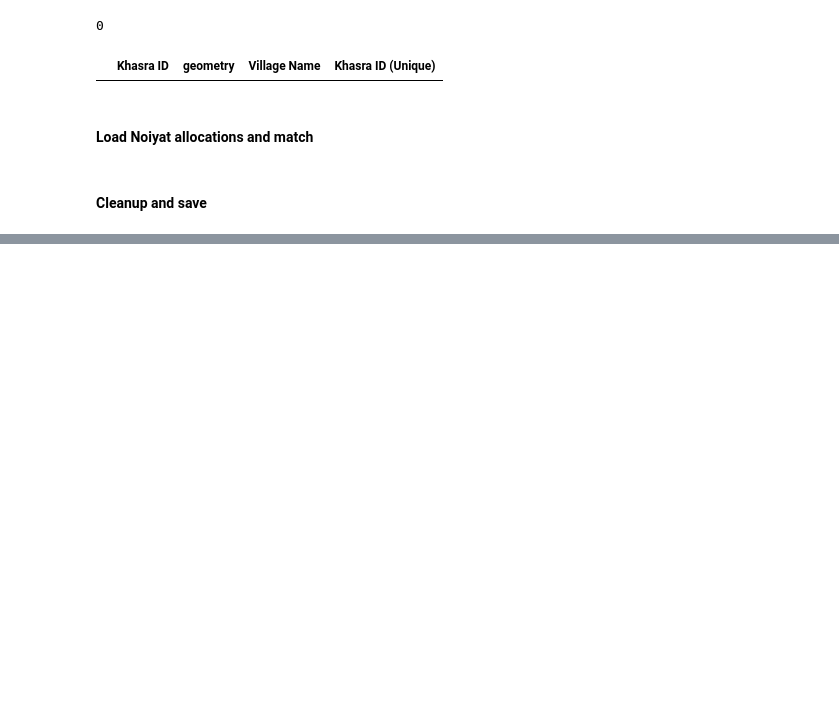
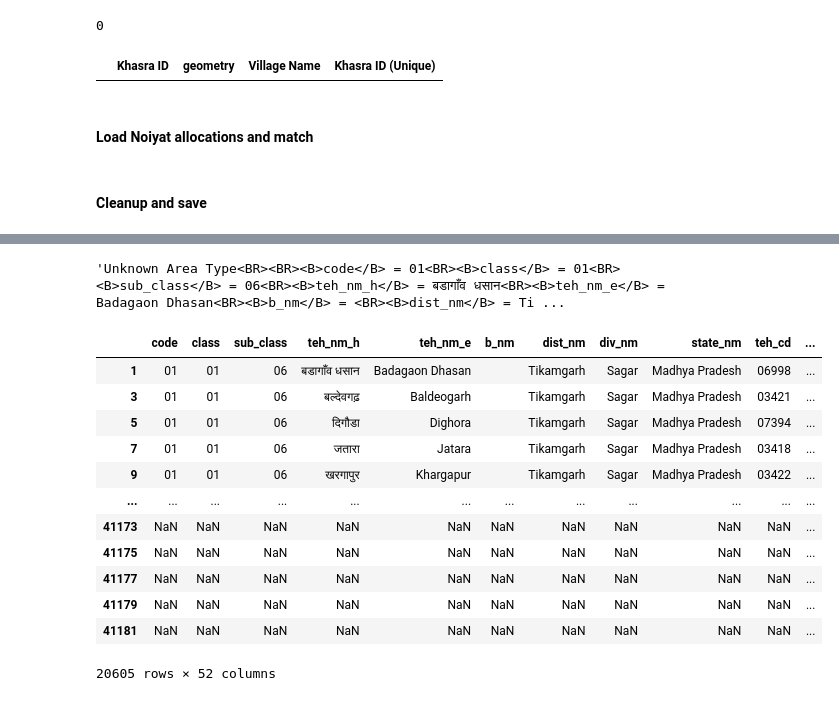
Before and after one commit to IDinsight/idinsight-solar-parks, a Jupyter notebook: notebooks/solar_parks_01_preprocessing.ipynb, the cells around one changed output, grey strips where cells are left out. Cells and saved outputs as stored; diff of their text form; code cells hidden in the pictures; blank space fills up the shorter version.

```diff
--- a/notebooks/solar_parks_01_preprocessing.ipynb
+++ b/notebooks/solar_parks_01_preprocessing.ipynb
@@ -2012,0 +2051,22 @@ save_shapefiles(
+# %%
+tikamgarah_gdf["Description"].iloc[0]
+# %% [output]
+'Unknown Area Type<BR><BR><B>code</B> = 01<BR><B>class</B> = 01<BR><B>sub_class</B> = 06<BR><B>teh_nm_h</B> = बडागाँव धसान<BR><B>teh_nm_e</B> = Badagaon Dhasan<BR><B>b_nm</B> = <BR><B>dist_nm</B> = Ti ...
+# %%
+# parse Description variables and merge with shapes dataframe
+tikamgarah_desc_vars_df = get_morena_description_as_df(tikamgarah_gdf["Description"])
+tikamgarah_desc_vars_df
+# %% [output]
+|  | code | class | sub_class | teh_nm_h | teh_nm_e | b_nm | dist_nm | div_nm | state_nm | teh_cd | ... |
+| 1 | 01 | 01 | 06 | बडागाँव धसान | Badagaon Dhasan |  | Tikamgarh | Sagar | Madhya Pradesh | 06998 | ... |
+| 3 | 01 | 01 | 06 | बल्देवगढ़ | Baldeogarh |  | Tikamgarh | Sagar | Madhya Pradesh | 03421 | ... |
+| 5 | 01 | 01 | 06 | दिगौडा | Dighora |  | Tikamgarh | Sagar | Madhya Pradesh | 07394 | ... |
+| 7 | 01 | 01 | 06 | जतारा | Jatara |  | Tikamgarh | Sagar | Madhya Pradesh | 03418 | ... |
+| 9 | 01 | 01 | 06 | खरगापुर | Khargapur |  | Tikamgarh | Sagar | Madhya Pradesh | 03422 | ... |
+| ... | ... | ... | ... | ... | ... | ... | ... | ... | ... | ... | ... |
+| 41173 | NaN | NaN | NaN | NaN | NaN | NaN | NaN | NaN | NaN | NaN | ... |
+| 41175 | NaN | NaN | NaN | NaN | NaN | NaN | NaN | NaN | NaN | NaN | ... |
+| 41177 | NaN | NaN | NaN | NaN | NaN | NaN | NaN | NaN | NaN | NaN | ... |
+| 41179 | NaN | NaN | NaN | NaN | NaN | NaN | NaN | NaN | NaN | NaN | ... |
+| 41181 | NaN | NaN | NaN | NaN | NaN | NaN | NaN | NaN | NaN | NaN | ... |
+20605 rows × 52 columns
```
Also changed, not shown: parts of 25 cells of this notebook.
